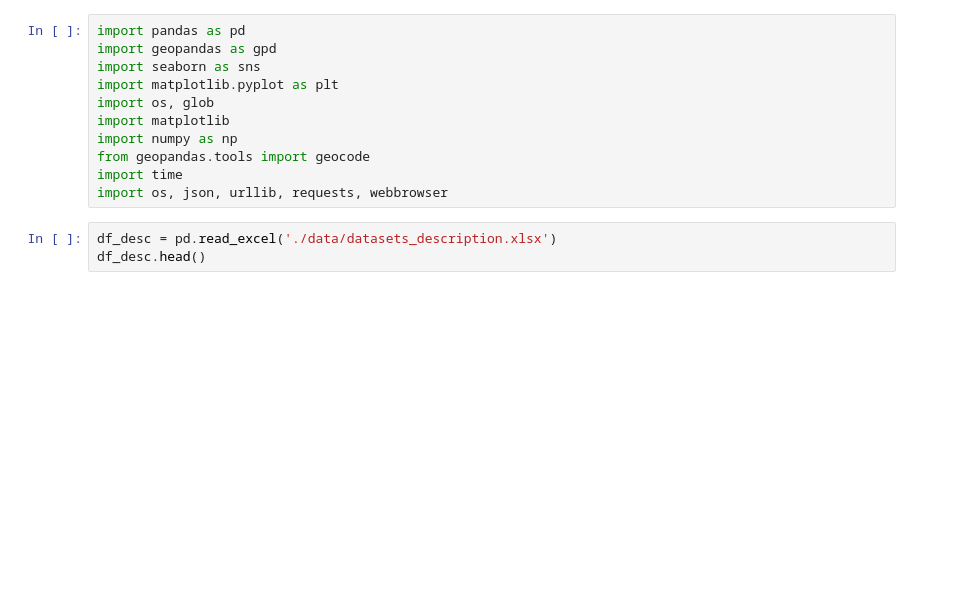
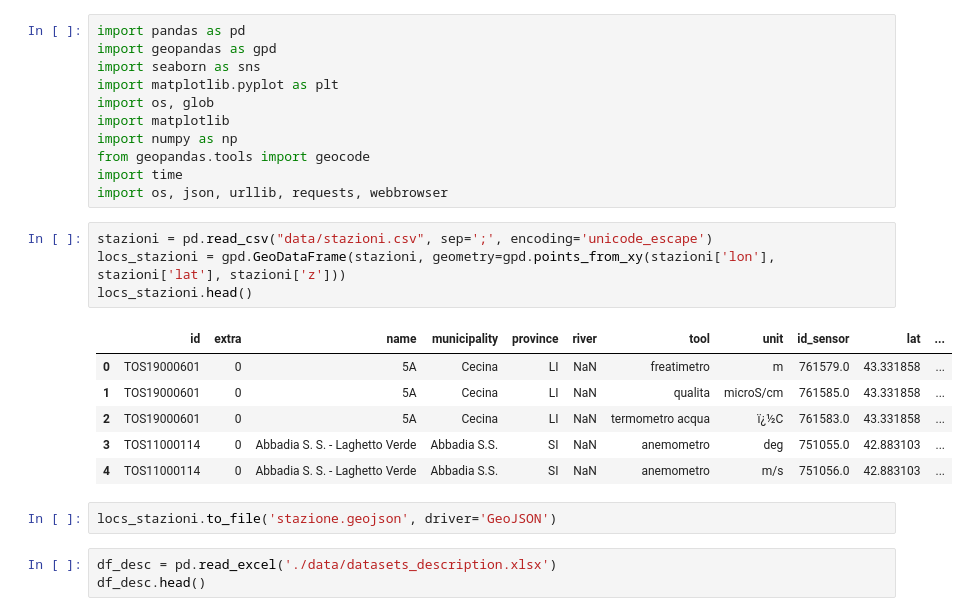
Before and after one commit to thomas-wsbd/acea-water-prediction, a Jupyter notebook: power-data.ipynb, the cells around one changed output. Saved outputs shown, nothing was run; the diff lists cells and outputs as text; blank space fills up the shorter version.

Commit message:
quatro stazioni

```diff
--- a/power-data.ipynb
+++ b/power-data.ipynb
@@ -9,6 +9,19 @@ import numpy as np
 from geopandas.tools import geocode
 import time
 import os, json, urllib, requests, webbrowser
+# %%
+stazioni = pd.read_csv("data/stazioni.csv", sep=';', encoding='unicode_escape')
+locs_stazioni = gpd.GeoDataFrame(stazioni, geometry=gpd.points_from_xy(stazioni['lon'], stazioni['lat'], stazioni['z']))
+locs_stazioni.head()
+# %% [output]
+|  | id | extra | name | municipality | province | river | tool | unit | id_sensor | lat | ... |
+| 0 | TOS19000601 | 0 | 5A | Cecina | LI | NaN | freatimetro | m | 761579.0 | 43.331858 | ... |
+| 1 | TOS19000601 | 0 | 5A | Cecina | LI | NaN | qualita | microS/cm | 761585.0 | 43.331858 | ... |
+| 2 | TOS19000601 | 0 | 5A | Cecina | LI | NaN | termometro acqua | ï¿½C | 761583.0 | 43.331858 | ... |
+| 3 | TOS11000114 | 0 | Abbadia S. S. - Laghetto Verde | Abbadia S.S. | SI | NaN | anemometro | deg | 751055.0 | 42.883103 | ... |
+| 4 | TOS11000114 | 0 | Abbadia S. S. - Laghetto Verde | Abbadia S.S. | SI | NaN | anemometro | m/s | 751056.0 | 42.883103 | ... |
+# %%
+locs_stazioni.to_file('stazione.geojson', driver='GeoJSON')
 # %%
 df_desc = pd.read_excel('./data/datasets_description.xlsx')
 df_desc.head()
```
Also changed, not shown: parts of 5 cells of this notebook, 4 other files.
